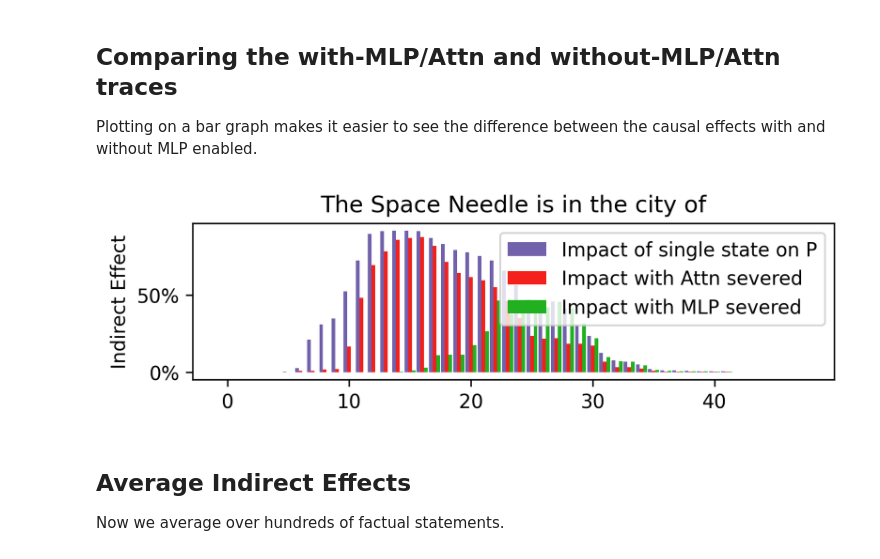
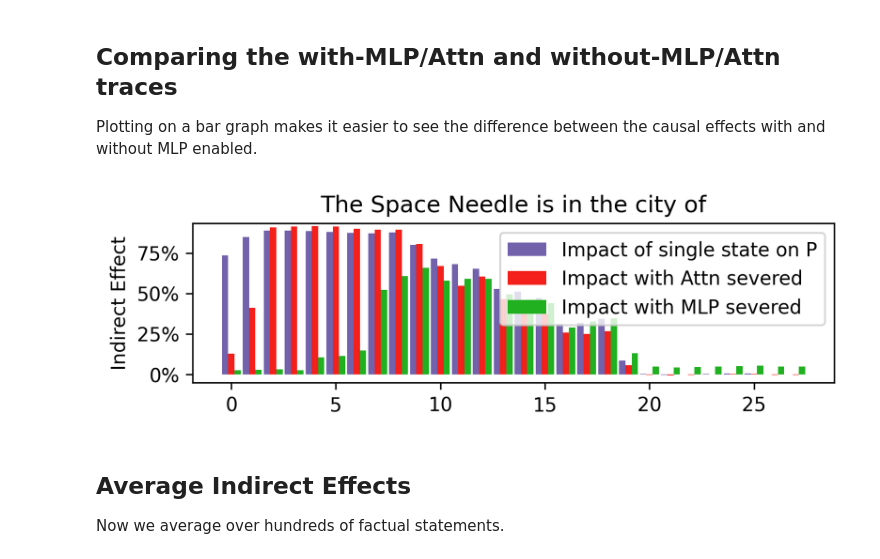
Before and after one commit to QuintinPope/rome, a Jupyter notebook: notebooks/values_causal_trace_frozen_mlp_attn.ipynb, the cells around one changed output. Saved outputs shown, nothing was run; the diff lists cells and outputs as text; code cells hidden in the pictures.

```diff
--- a/notebooks/values_causal_trace_frozen_mlp_attn.ipynb
+++ b/notebooks/values_causal_trace_frozen_mlp_attn.ipynb
@@ -192,11 +226,11 @@ findfont: Font family ['Times New Roman'] not found. Falling back to DejaVu Sans
 
 Plotting on a bar graph makes it easier to see the difference between the causal effects with and without MLP enabled.
 # %%
-def plot_last_subject(mt, prefix, entity, token_range='last_subject', savepdf=None):
-    ordinary, no_attn, no_mlp = calculate_last_subject(mt, prefix, entity, token_range=token_range)
+def plot_last_subject(mt, prefix, entity, token_range='last_subject', savepdf=None, noise=0.1):
+    ordinary, no_attn, no_mlp = calculate_last_subject(mt, prefix, entity, token_range=token_range, noise=noise)
     plot_comparison(ordinary, no_attn, no_mlp, prefix, savepdf=savepdf)
 
-def calculate_last_subject(mt, prefix, entity, cache=None, token_range='last_subject'):
+def calculate_last_subject(mt, prefix, entity, cache=None, token_range='last_subject', noise=0.1):
     def load_from_cache(filename):
         try:
             dat = numpy.load(f'{cache}/{filename}')
@@ -213,11 +247,11 @@ def calculate_last_subject(mt, prefix, entity, cache=None, token_range='last_sub
     ordinary_r = load_from_cache('ordinary.npz')
     uncached_ordinary_r = ordinary_r is None
     if uncached_no_attn_r:
-        no_attn_r = calculate_hidden_flow_3(mt, prefix, entity, disable_attn=True, token_range=token_range)
+        no_attn_r = calculate_hidden_flow_3(mt, prefix, entity, disable_attn=True, token_range=token_range, noise=noise)
     if uncached_no_mlp_r:
-        no_mlp_r = calculate_hidden_flow_3(mt, prefix, entity, disable_mlp=True, token_range=token_range)
+        no_mlp_r = calculate_hidden_flow_3(mt, prefix, entity, disable_mlp=True, token_range=token_range, noise=noise)
     if uncached_ordinary_r:
-        ordinary_r = calculate_hidden_flow_3(mt, prefix, entity, token_range=token_range)
+        ordinary_r = calculate_hidden_flow_3(mt, prefix, entity, token_range=token_range, noise=noise)
     if cache is not None:
         os.makedirs(cache, exist_ok=True)
         for u, r, filename in [(uncached_no_attn_r, no_attn_r, 'no_attn_r.npz'),
@@ -242,9 +276,9 @@ def plot_comparison(ordinary, no_attn, no_mlp, title, savepdf=None):
     with plt.rc_context(rc={"font.family": "Times New Roman"}):
         import matplotlib.ticker as mtick
         fig, ax = plt.subplots(1, figsize=(6, 1.5), dpi=300)
-        ax.bar([i - 0.3 for i in range(48)], ordinary, width=0.3, color='#7261ab', label='Impact of single state on P')
-        ax.bar([i  for i in range(48)], no_attn, width=0.3, color='#f3201b', label='Impact with Attn severed')
-        ax.bar([i + 0.3 for i in range(48)], no_mlp, width=0.3, color='#20b020', label='Impact with MLP severed')
+        ax.bar([i - 0.3 for i in range(layernum)], ordinary, width=0.3, color='#7261ab', label='Impact of single state on P')
+        ax.bar([i  for i in range(layernum)], no_attn, width=0.3, color='#f3201b', label='Impact with Attn severed')
+        ax.bar([i + 0.3 for i in range(layernum)], no_mlp, width=0.3, color='#20b020', label='Impact with MLP severed')
         ax.set_title(title) #'Impact of individual hidden state at last subject token with MLP disabled')
         ax.set_ylabel('Indirect Effect')
         #ax.set_xlabel('Layer at which the single hidden state is restored')
@@ -259,20 +293,20 @@ def plot_comparison(ordinary, no_attn, no_mlp, title, savepdf=None):
             plt.show()
 
 if False: # Some representative cases.
-    plot_last_subject(mt, "Megan Rapinoe plays the sport of", "Megan Rapinoe")
-    plot_last_subject(mt, "The Big Bang Theory premires on", "The Big Bang Theory")
-    plot_last_subject(mt, "Germaine Greer's domain of work is", "Germaine Greer")
-    plot_last_subject(mt, "Brian de Palma works in the area of", "Brian de Palma")
-    plot_last_subject(mt, "The headquarter of Zillow is in downtown", "Zillow")
-    plot_last_subject(mt, "Mitsubishi Electric started in the 1900s as a small company in", "Mitsubishi")
-    plot_last_subject(mt, "Mitsubishi Electric started in the 1900s as a small company in", "Mitsubishi Electric")
-    plot_last_subject(mt, "Madame de Montesson died in the city of", "Madame")
-    plot_last_subject(mt, "Madame de Montesson died in the city of", "Madame de Montesson")
-    plot_last_subject(mt, "Edmund Neupert, performing on the", "Edmund Neupert")
+    plot_last_subject(mt, "Megan Rapinoe plays the sport of", "Megan Rapinoe", noise=noiseParam)
+    plot_last_subject(mt, "The Big Bang Theory premires on", "The Big Bang Theory", noise=noiseParam)
+    plot_last_subject(mt, "Germaine Greer's domain of work is", "Germaine Greer", noise=noiseParam)
+    plot_last_subject(mt, "Brian de Palma works in the area of", "Brian de Palma", noise=noiseParam)
+    plot_last_subject(mt, "The headquarter of Zillow is in downtown", "Zillow", noise=noiseParam)
+    plot_last_subject(mt, "Mitsubishi Electric started in the 1900s as a small company in", "Mitsubishi", noise=noiseParam)
+    plot_last_subject(mt, "Mitsubishi Electric started in the 1900s as a small company in", "Mitsubishi Electric", noise=noiseParam)
+    plot_last_subject(mt, "Madame de Montesson died in the city of", "Madame", noise=noiseParam)
+    plot_last_subject(mt, "Madame de Montesson died in the city of", "Madame de Montesson", noise=noiseParam)
+    plot_last_subject(mt, "Edmund Neupert, performing on the", "Edmund Neupert", noise=noiseParam)
 # %%
-plot_last_subject(mt, "The Space Needle is in the city of", "The Space Needle")
+plot_last_subject(mt, "The Space Needle is in the city of", "The Space Needle", noise=noiseParam)
 # %% [output]
-[figure, old version]
+[figure, new version]
 # %% [markdown]
 ## Average Indirect Effects
 
```
Also changed, not shown: parts of 5 cells of this notebook, 3 other files.
